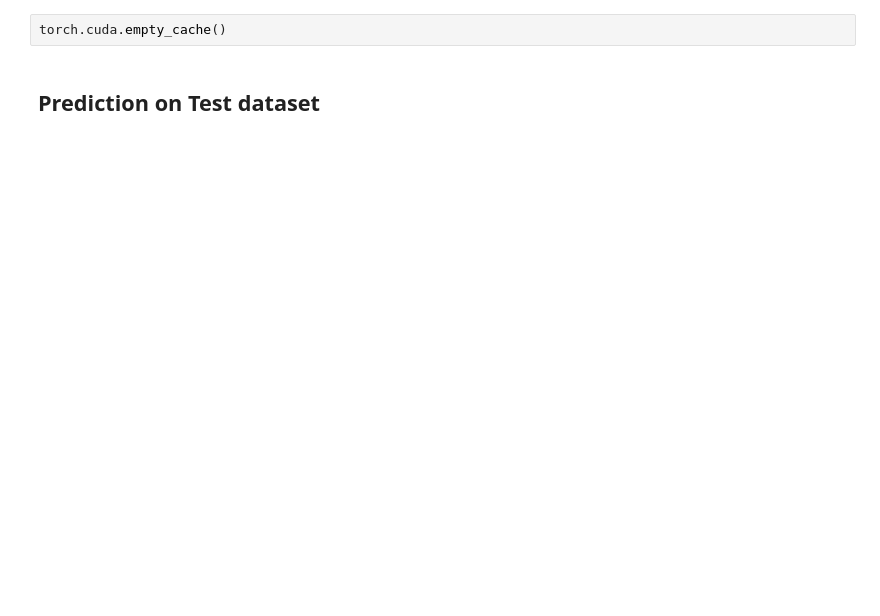
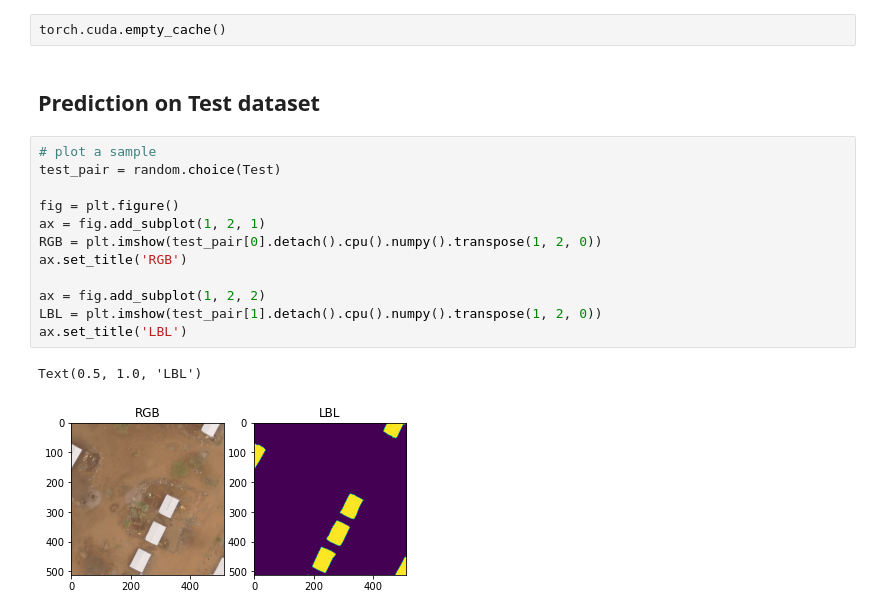
Before and after one commit to chrischank/HOTOSM_OAM_codeV2, a Jupyter notebook: Train_loop.ipynb, the cells around one changed output. Saved outputs shown, nothing was run; the diff lists cells and outputs as text; blank space fills up the shorter version.

```diff
--- a/Train_loop.ipynb
+++ b/Train_loop.ipynb
@@ -326,4 +337,19 @@ KeyboardInterrupt:
 torch.cuda.empty_cache()
 # %% [markdown]
 ## Prediction on Test dataset
+# %%
+# plot a sample
+test_pair = random.choice(Test)
+
+fig = plt.figure()
+ax = fig.add_subplot(1, 2, 1)
+RGB = plt.imshow(test_pair[0].detach().cpu().numpy().transpose(1, 2, 0))
+ax.set_title('RGB')
+
+ax = fig.add_subplot(1, 2, 2)
+LBL = plt.imshow(test_pair[1].detach().cpu().numpy().transpose(1, 2, 0))
+ax.set_title('LBL')
+# %% [output]
+Text(0.5, 1.0, 'LBL')
+[figure, added]
 # %%
```
Also changed, not shown: parts of 6 cells of this notebook, 1 other file.
